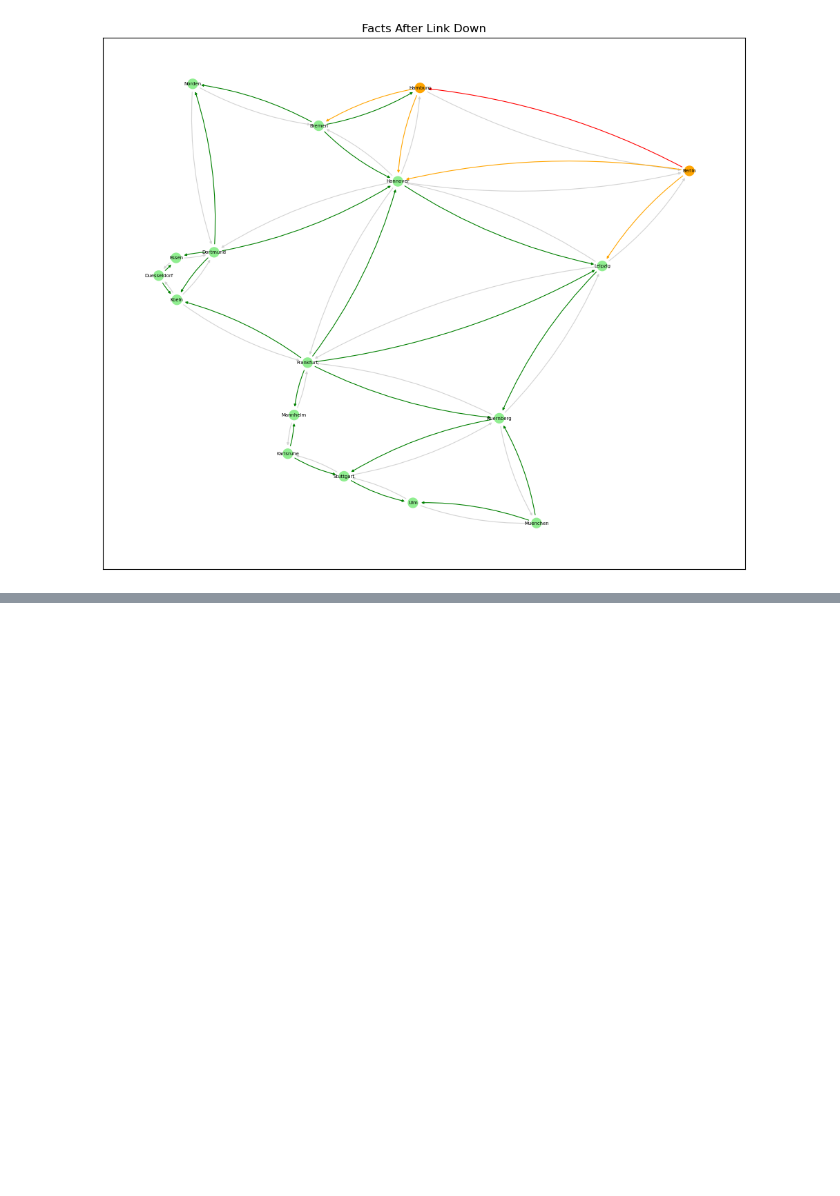
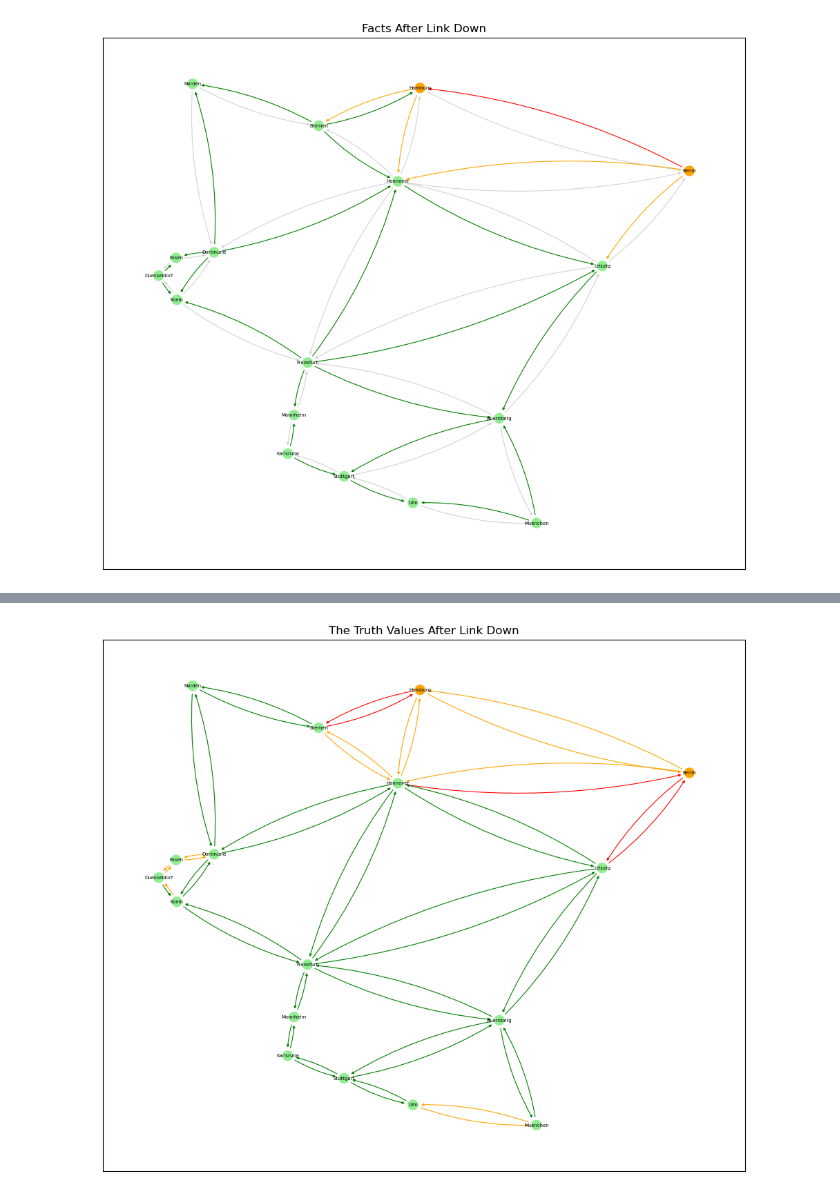
Before and after one commit to zhijin44/LogiKNet, a Jupyter notebook: knowledge_embedding.ipynb, the cells around one changed output, grey strips where cells are left out. Cells and saved outputs as stored; diff of their text form; code cells hidden in the pictures; blank space fills up the shorter version.

Commit message:
add true value plot after knowledge learning

```diff
--- a/knowledge_embedding.ipynb
+++ b/knowledge_embedding.ipynb
@@ -301,0 +337,47 @@ tensor(0.9548, device='cuda:0')
+# %%
+G1 = nx.DiGraph()
+G1.add_nodes_from(good_node_values.keys())
+for source, target in link_values.keys():
+    G1.add_edge(source, target)  # original edge
+for target, source in reverse_link_values.keys():
+    G1.add_edge(target, source)  # reverse edge
+pos = {k: v for k, v in raw_nodes.items()}
+# Define node colors if the value of the node is greater than the threshold, the color is orange, else is green
+node_colors = ['orange' if good_node_values[nodes] < threshold_good_node else 'lightgreen' for nodes in G1.nodes()]
+# Define edge colors if the value of the link is greater than the threshold, the color is orange, else is green
+edge_colors = []
+for edge in G1.edges():
+    if edge in link_values.keys():  # original direction
+        if link_values[edge] > 0.5:
+            edge_colors.append('green')
+        elif 0.1 < link_values[edge] < threshold_link:
+            edge_colors.append('orange')
+        else: # link_values[edge] < 0.3
+            edge_colors.append('red')
+    else:  # reverse direction
+        if reverse_link_values[edge] > 0.5:
+            edge_colors.append('green')
+        elif 0.1 < reverse_link_values[edge] < threshold_reverse_link:
+            edge_colors.append('orange')
+        else:
+            edge_colors.append('red')
+
+plt.figure(figsize=(12, 10))  # Adjust figure size
+nx.draw_networkx_nodes(G1, pos,
+                      node_size=100,
+                      node_color=node_colors)
+
+nx.draw_networkx_labels(G1, pos,
+                       font_size=5)
+# Draw edges with curved arrows
+curved_edges = [(u, v) for (u, v) in G1.edges()]
+nx.draw_networkx_edges(G1, pos,
+                      edgelist=curved_edges,
+                      edge_color=edge_colors,
+                      connectionstyle='arc3,rad=0.1',
+                      arrowsize=5,
+                      width=0.8)
+plt.title("The Truth Values After Link Down")
+plt.show()
+# %% [output]
+[figure, added]
```
Also changed, not shown: parts of 4 cells of this notebook.
